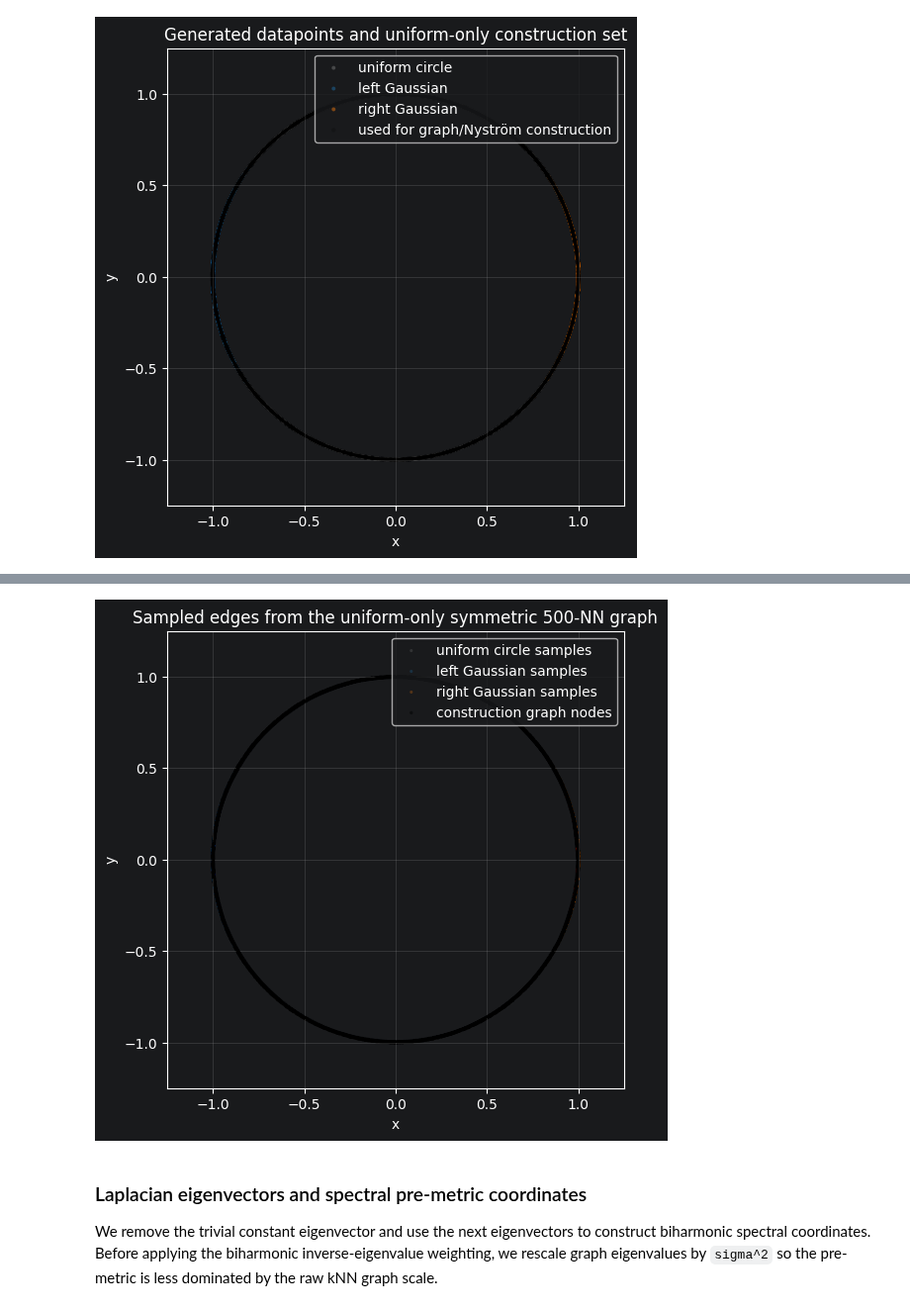
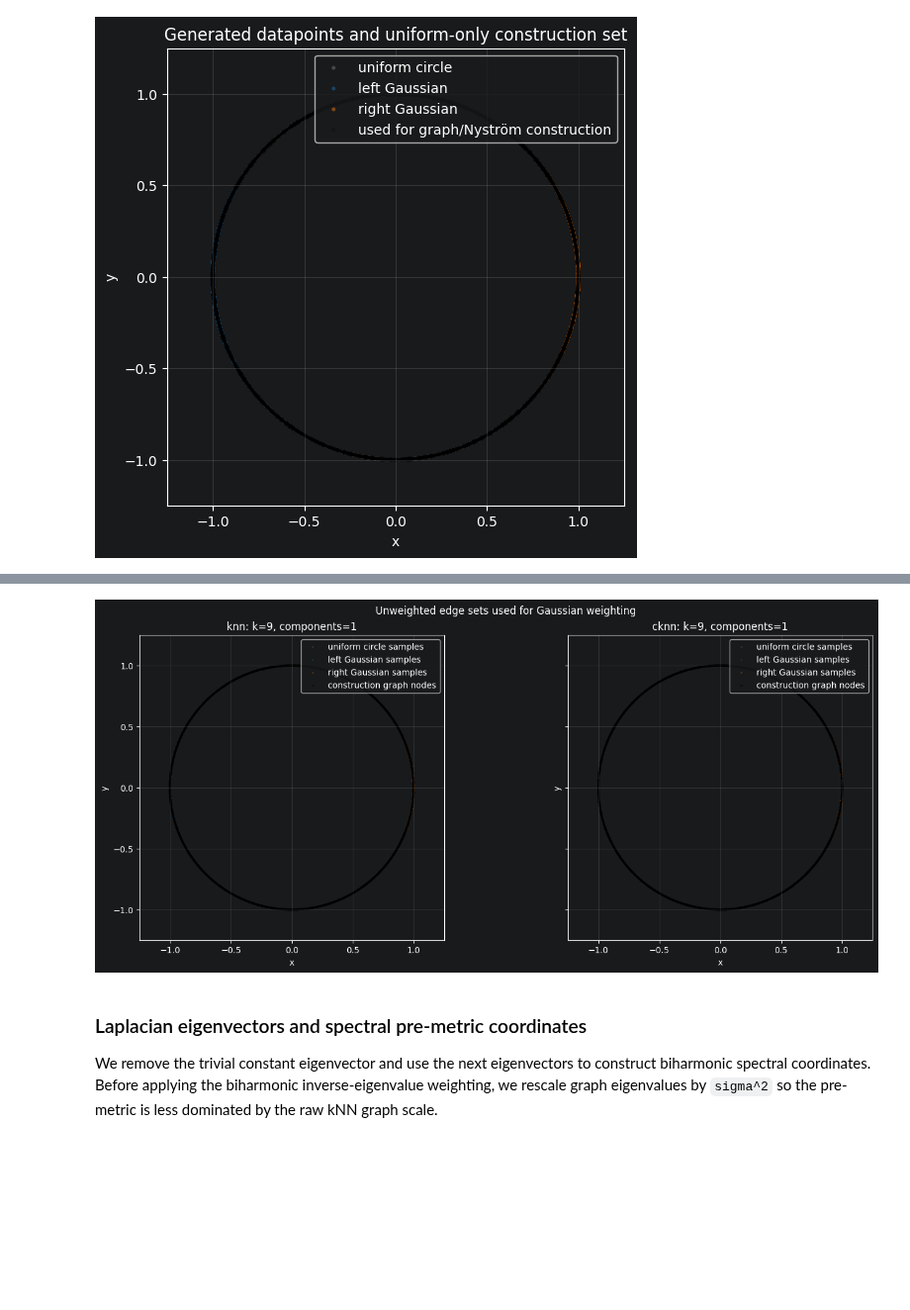
Before and after one commit to markuslaengst/CellFlow, a Jupyter notebook: docs/notebooks/riemannian_unit_circle_toy_example.ipynb, the cells around one changed output, grey strips where cells are left out. Shown at 99% size. Drawn from its saved outputs; the diff is of its cells as text; code cells hidden in the pictures; blank space fills up the shorter version.

```diff
--- a/docs/notebooks/riemannian_unit_circle_toy_example.ipynb
+++ b/docs/notebooks/riemannian_unit_circle_toy_example.ipynb
@@ -259,60 +315,39 @@ weight quantiles:
 # %%
-graph_rng = np.random.default_rng(7)
-W_edges = W_no_diag.tocoo()
-upper_edge_mask = W_edges.row < W_edges.col
-edge_rows = W_edges.row[upper_edge_mask]
-edge_cols = W_edges.col[upper_edge_mask]
-edge_ids = graph_rng.choice(
-    len(edge_rows),
-    size=min(5_000, len(edge_rows)),
-    replace=False,
-)
+from matplotlib.collections import LineCollection
 
-fig, ax = plt.subplots(figsize=(7, 6))
-for edge_id in edge_ids:
-    i = edge_rows[edge_id]
-    j = edge_cols[edge_id]
-    ax.plot(
-        construction_points[[i, j], 0],
-        construction_points[[i, j], 1],
-        color="black",
-        alpha=0.015,
-        linewidth=0.5,
+fig, axes = plt.subplots(1, 2, figsize=(14, 6), sharex=True, sharey=True, constrained_layout=True)
+for ax, (name, adjacency) in zip(axes, unweighted_graphs.items()):
+    graph_rng = np.random.default_rng(7)
+    edges = adjacency.tocoo()
+    upper = edges.row < edges.col
+    edge_pairs = np.column_stack((edges.row[upper], edges.col[upper]))
+    edge_ids = graph_rng.choice(len(edge_pairs), size=min(5_000, len(edge_pairs)), replace=False)
+    ax.add_collection(LineCollection(
+        construction_points[edge_pairs[edge_ids]], colors="black", alpha=0.08, linewidths=0.5
+    ))
+    for label, color in source_palette.items():
+        mask = source_labels == label
+        ax.scatter(
+            all_generated_points[mask, 0], all_generated_points[mask, 1],
+            s=5, alpha=0.25, edgecolors="none", color=color, label=f"{label} samples",
+        )
+    ax.scatter(
+        construction_points[:, 0], construction_points[:, 1],
+        s=6, alpha=0.45, edgecolors="none", color="black", label="construction graph nodes",
     )
-
-for label, color in source_palette.items():
-    mask = source_labels == label
-    ax.scatter(
-        all_generated_points[mask, 0],
-        all_generated_points[mask, 1],
-        s=5,
-        alpha=0.25,
-        edgecolors="none",
-        color=color,
-        label=f"{label} samples",
-    )
-
-ax.scatter(
-    construction_points[:, 0],
-    construction_points[:, 1],
-    s=6,
-    alpha=0.45,
-    edgecolors="none",
-    color="black",
-    label="construction graph nodes",
-)
-ax.add_patch(plt.Circle((0, 0), radius, fill=False, color="black", linewidth=2))
-ax.set_aspect("equal", adjustable="box")
-ax.set_xlim(-plot_limit, plot_limit)
-ax.set_ylim(-plot_limit, plot_limit)
-ax.set_xlabel("x")
-ax.set_ylabel("y")
-ax.set_title(f"Sampled edges from the uniform-only symmetric {knn_k}-NN graph")
-ax.legend(loc="upper right")
-ax.grid(alpha=0.25)
+    ax.add_patch(plt.Circle((0, 0), radius, fill=False, color="black", linewidth=2))
+    ax.set_xlim(-plot_limit, plot_limit)
+    ax.set_ylim(-plot_limit, plot_limit)
+    ax.set_aspect("equal", adjustable="box")
+    ax.set_xlabel("x")
+    ax.set_ylabel("y")
+    ax.set_title(f"{name}: k={knn_k}, components={graph_component_counts[name]}")
+    ax.legend(loc="upper right")
+    ax.grid(alpha=0.25)
+fig.suptitle("Unweighted edge sets used for Gaussian weighting")
 plt.show()
 # %% [output]
-[figure, old version]
+[figure, new version]
 # %% [markdown]
 ### Laplacian eigenvectors and spectral pre-metric coordinates
 
```
Also changed, not shown: parts of 10 cells of this notebook, 1 other file.
